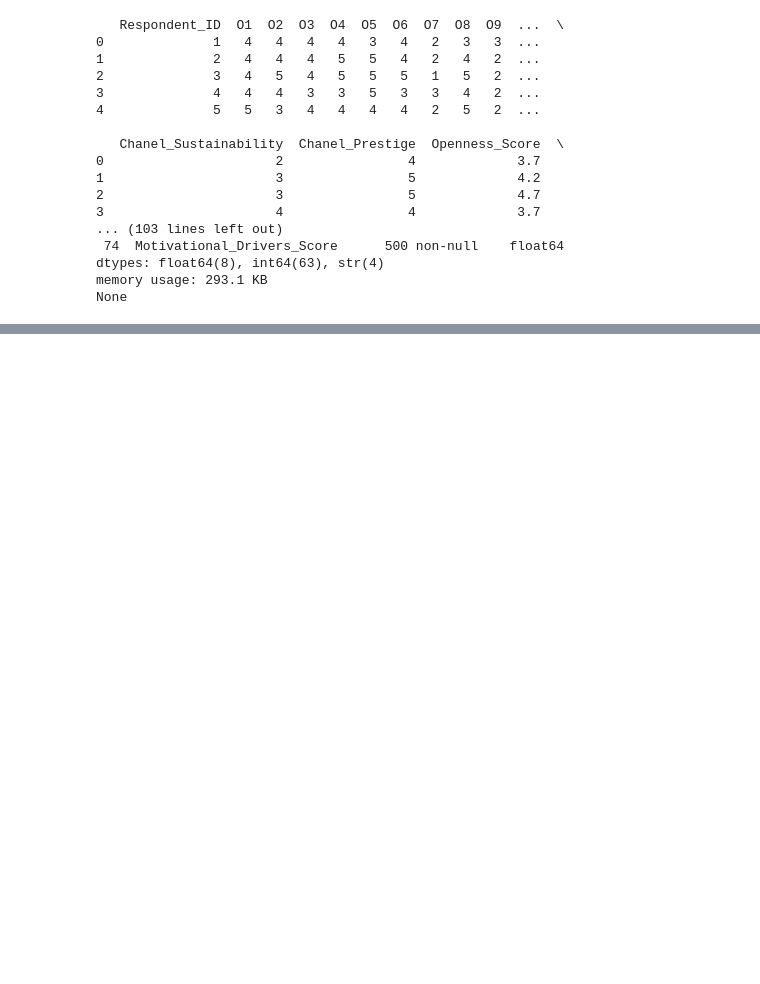
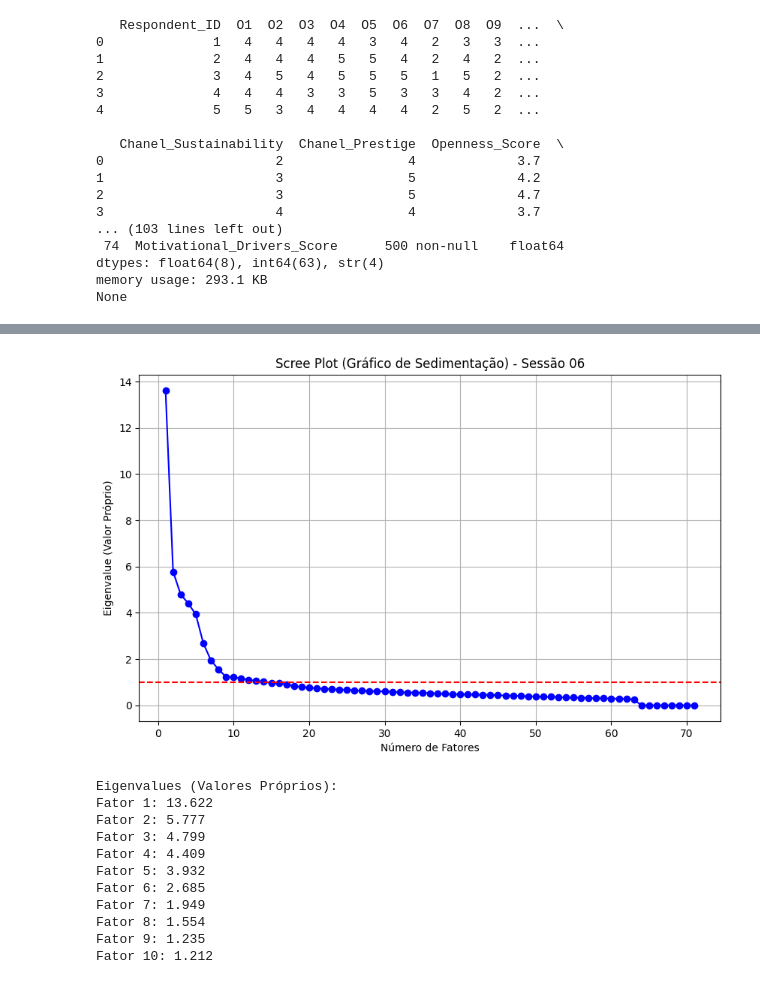
Before and after one commit to geovann4s/AnaliseTitanicaula, a Jupyter notebook: AnaliseFatorial.ipynb, the cells around one changed output, grey strips where cells are left out. Cells and saved outputs as stored; diff of their text form; code cells hidden in the pictures; blank space fills up the shorter version.

```diff
--- a/AnaliseFatorial.ipynb
+++ b/AnaliseFatorial.ipynb
@@ -52,0 +142,39 @@ None
+# %%
+import numpy as np
+import matplotlib.pyplot as plt
+
+# 1. Calcular a matriz de correlação (como pede o slide)
+corr_matrix = dados_finais.corr()
+
+# 2. Calcular os Eigenvalues (Valores Próprios) usando Numpy
+# Isso evita o erro do 'force_all_finite'
+eigenvalues = np.linalg.eigvals(corr_matrix)
+eigenvalues = sorted(eigenvalues, reverse=True) # Colocar em ordem do maior para o menor
+
+# 3. Gerar o Scree Plot (Gráfico de Sedimentação)
+plt.figure(figsize=(10, 6))
+plt.plot(range(1, len(eigenvalues) + 1), eigenvalues, marker='o', color='blue')
+plt.axhline(y=1, color='red', linestyle='--') # Linha de corte do Slide (Eigenvalue > 1)
+plt.title('Scree Plot (Gráfico de Sedimentação) - Sessão 06')
+plt.xlabel('Número de Fatores')
+plt.ylabel('Eigenvalue (Valor Próprio)')
+plt.grid()
+plt.show()
+
+# 4. Mostrar os valores exatos
+print("Eigenvalues (Valores Próprios):")
+for i, valor in enumerate(eigenvalues[:10]):
+    print(f"Fator {i+1}: {valor:.3f}")
+# %% [output]
+[figure, added]
+Eigenvalues (Valores Próprios):
+Fator 1: 13.622
+Fator 2: 5.777
+Fator 3: 4.799
+Fator 4: 4.409
+Fator 5: 3.932
+Fator 6: 2.685
+Fator 7: 1.949
+Fator 8: 1.554
+Fator 9: 1.235
+Fator 10: 1.212
```
Also changed, not shown: parts of 11 cells of this notebook.
